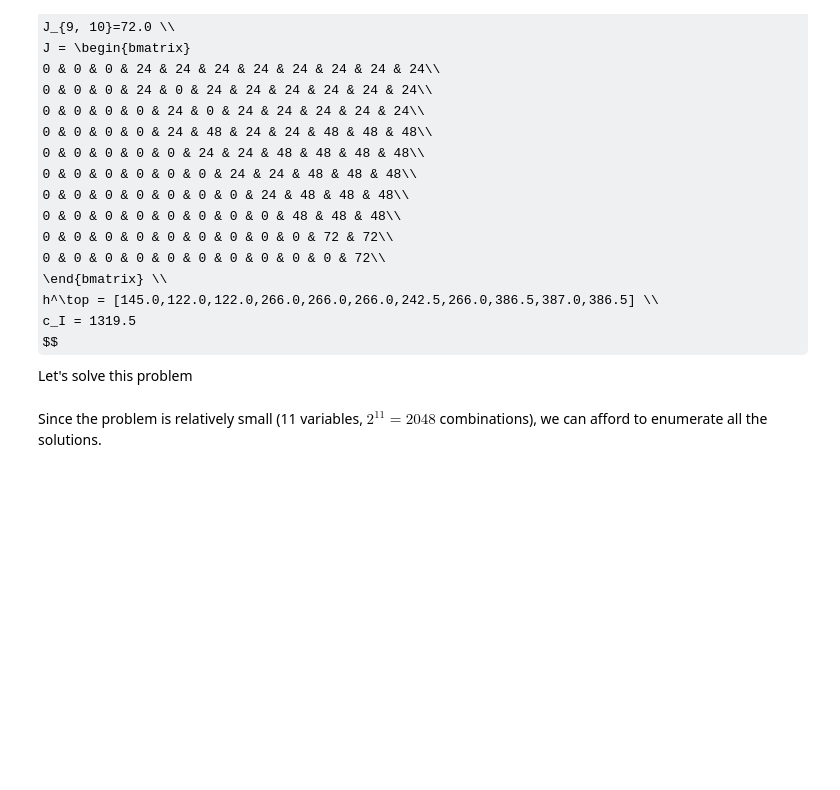
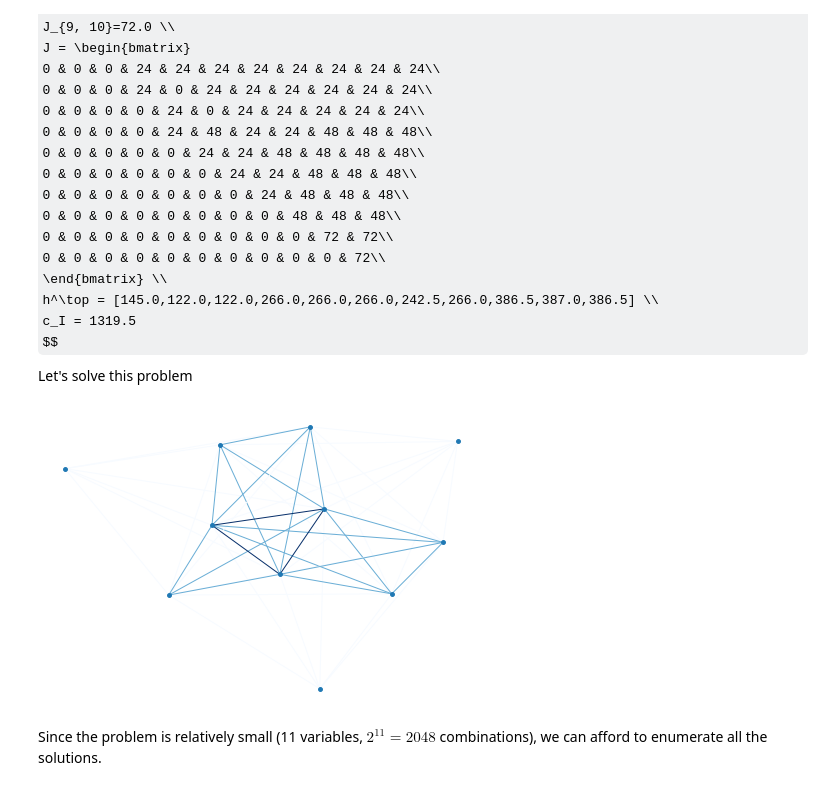
Before and after one commit to bernalde/QuIPML, a Jupyter notebook: notebooks/Notebook 4 - Benchmarking.ipynb, the cells around one changed output. Cells and saved outputs as stored; diff of their text form; code cells hidden in the pictures; some formulas as TeX source; blank space fills up the shorter version.

Commit message:
Adding extra plot for small example

```diff
--- a/notebooks/Notebook 4 - Benchmarking.ipynb
+++ b/notebooks/Notebook 4 - Benchmarking.ipynb
@@ -98,6 +98,14 @@ J = {(0, 3): 24.0, (0, 4): 24.0, (0, 5): 24.0, (0, 7): 24.0, (0, 8): 24.0, (0, 9
 cI = 1319.5
 
 model_ising = dimod.BinaryQuadraticModel.from_ising(h, J, offset=cI)
+# %%
+nx_graph = model_ising.to_networkx_graph()
+edges, bias = zip(*nx.get_edge_attributes(nx_graph, 'bias').items())
+bias = np.array(bias)
+nx.draw(nx_graph, node_size=15, pos=nx.spring_layout(nx_graph),
+        edgelist=edges, edge_color=bias, edge_cmap=plt.cm.Blues)
+# %% [output]
+[figure, added]
 # %% [markdown]
 Since the problem is relatively small (11 variables, $2^{11}=2048$ combinations), we can afford to enumerate all the solutions.
 # %%
```
Also changed, not shown: parts of 6 cells of this notebook.
